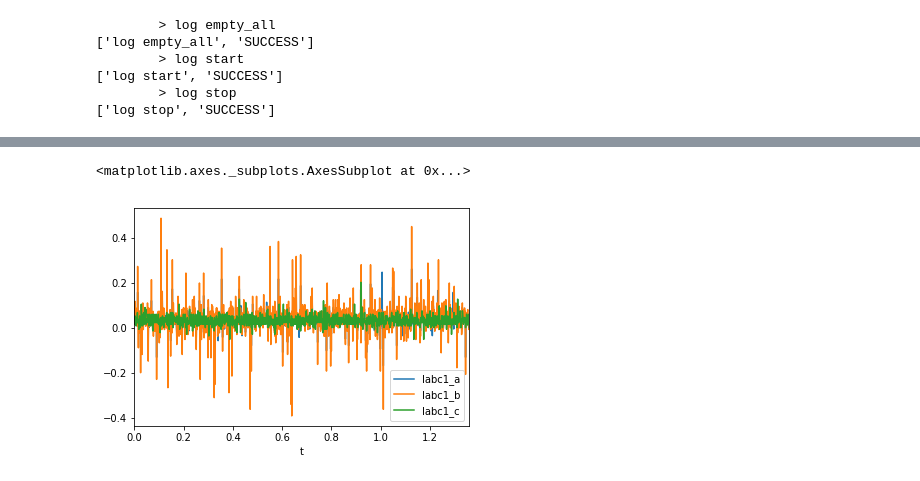
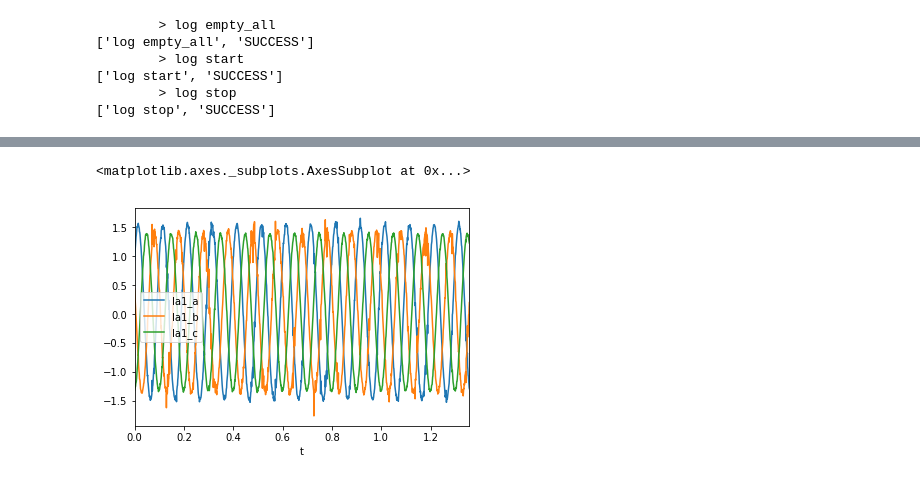
Before and after one commit to Zhouzhou377/Bearingless-Machine, a Jupyter notebook: My_C_Code/Scripts/Cabinet_test.ipynb, the cells around one changed output, grey strips where cells are left out. Drawn from its saved outputs; the diff is of its cells as text; code cells hidden in the pictures.

```diff
--- a/My_C_Code/Scripts/Cabinet_test.ipynb
+++ b/My_C_Code/Scripts/Cabinet_test.ipynb
@@ -194,5 +209,5 @@ Num samples: 1361
 # %%
-data.filter(regex="^Iabc1_a|Iabc1_b|Iabc1_c$").plot()
+data.filter(regex="^Ia1_a|Ia1_b|Ia1_c$").plot()
 # %% [output]
 <matplotlib.axes._subplots.AxesSubplot at 0x...>
-[figure, old version]
+[figure, new version]
```
Also changed, not shown: parts of 22 cells of this notebook, 5 other files.
